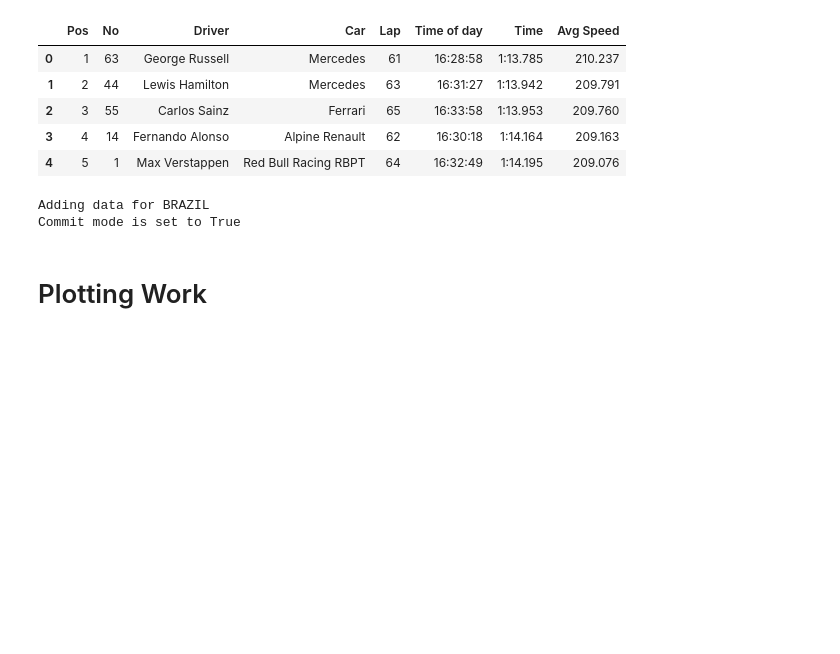
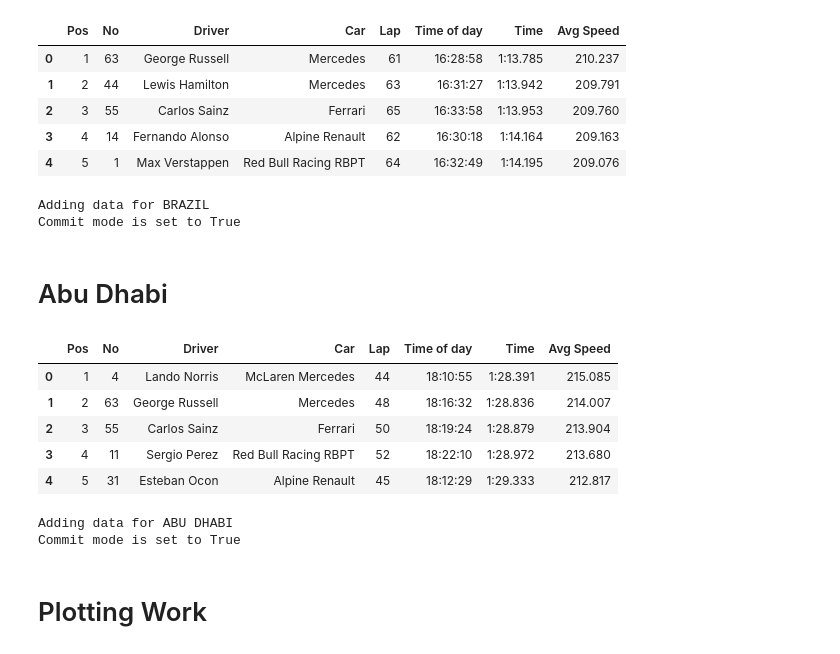
Before and after one commit to JB-26/f1-2022-analysis, a Jupyter notebook: fastest-laps.ipynb, the cells around one changed output. Drawn from its saved outputs; the diff is of its cells as text; code cells hidden in the pictures; blank space fills up the shorter version.

```diff
--- a/fastest-laps.ipynb
+++ b/fastest-laps.ipynb
@@ -465,6 +463,23 @@ addFastestLaps(fl_brazil, 'BRAZIL', fastest_lap, True)
 # %% [output]
 Adding data for BRAZIL
 Commit mode is set to True
+# %% [markdown]
+# Abu Dhabi
+# %%
+fl_abu_dhabi = pd.read_csv('data/fastest-lap/fl-abu-dhabi.csv')
+fl_abu_dhabi.head()
+# %% [output]
+|  | Pos | No | Driver | Car | Lap | Time of day | Time | Avg Speed |
+| 0 | 1 | 4 | Lando Norris | McLaren Mercedes | 44 | 18:10:55 | 1:28.391 | 215.085 |
+| 1 | 2 | 63 | George Russell | Mercedes | 48 | 18:16:32 | 1:28.836 | 214.007 |
+| 2 | 3 | 55 | Carlos Sainz | Ferrari | 50 | 18:19:24 | 1:28.879 | 213.904 |
+| 3 | 4 | 11 | Sergio Perez | Red Bull Racing RBPT | 52 | 18:22:10 | 1:28.972 | 213.680 |
+| 4 | 5 | 31 | Esteban Ocon | Alpine Renault | 45 | 18:12:29 | 1:29.333 | 212.817 |
+# %%
+addFastestLaps(fl_abu_dhabi, 'ABU DHABI', fastest_lap, True)
+# %% [output]
+Adding data for ABU DHABI
+Commit mode is set to True
 # %% [markdown]
 # Plotting Work
 # %%
```
Also changed, not shown: parts of 6 cells of this notebook, 5 other files.
